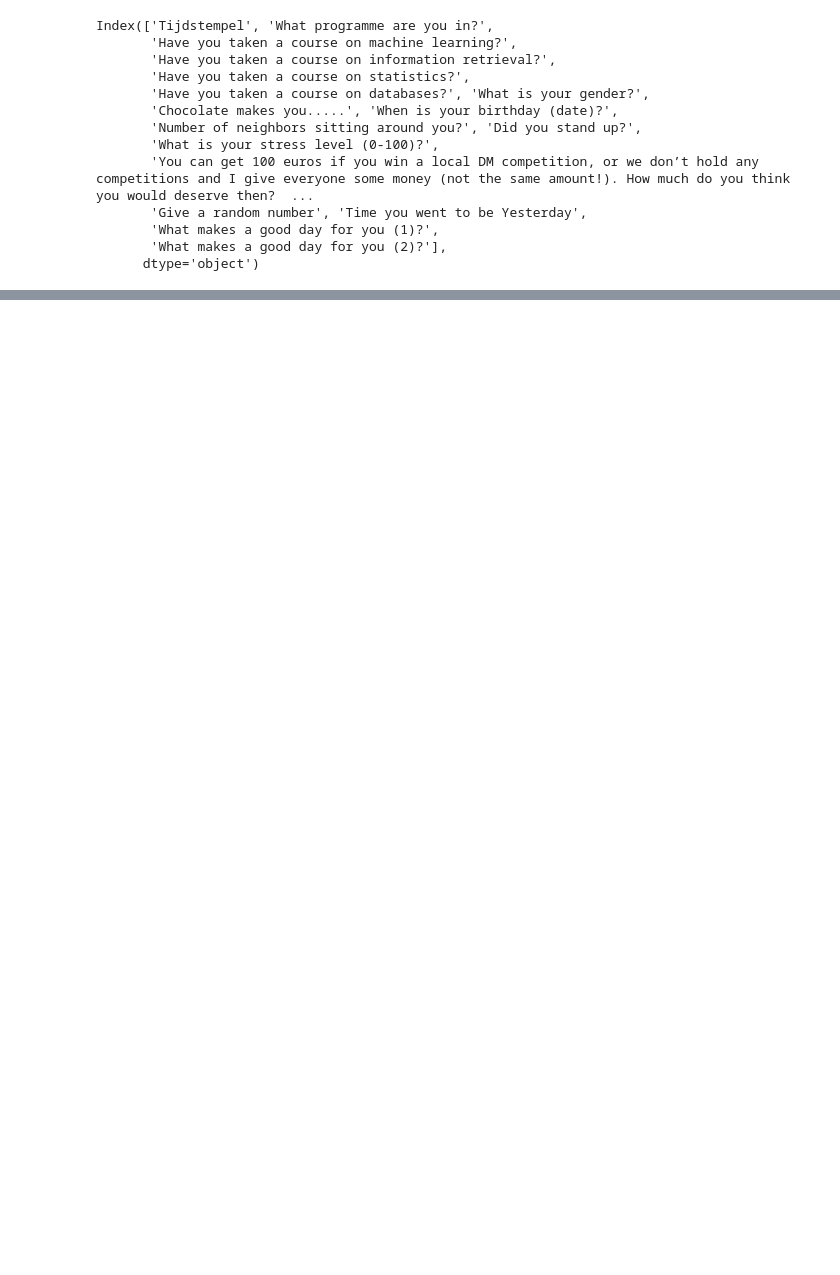
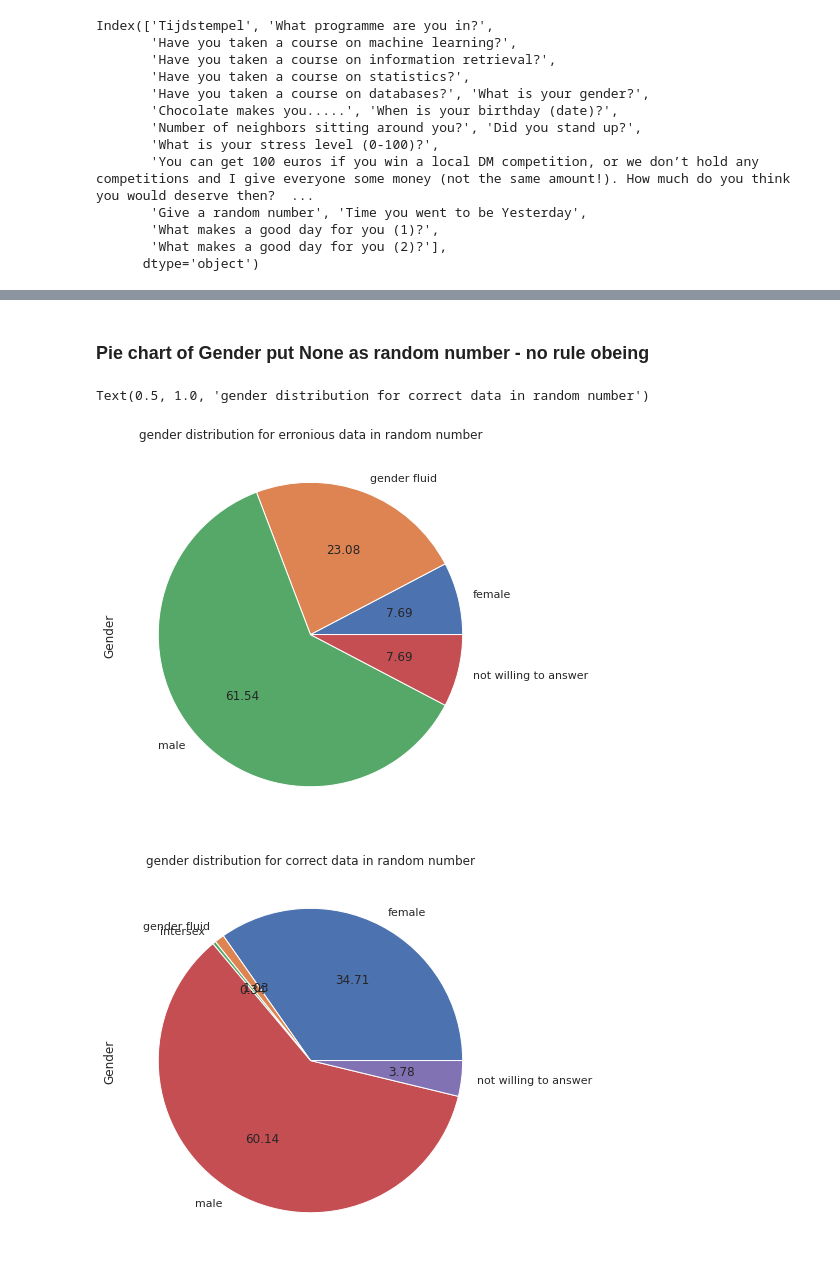
Before and after one commit to wolfbrr/DMT-2022-114, a Jupyter notebook: assignment-basic/assignment-basic.ipynb, the cells around one changed output, grey strips where cells are left out. Cells and saved outputs as stored; diff of their text form; code cells hidden in the pictures; blank space fills up the shorter version.

```diff
--- a/assignment-basic/assignment-basic.ipynb
+++ b/assignment-basic/assignment-basic.ipynb
@@ -95,0 +96,10 @@ Name: random_number, Length: 142, dtype: int64
+# %%
+def my_convert_to_number(x):
+    try:
+        return float(x)
+    except:
+        return None
+
+
+df_odi['random_number_'] = df_odi['random_number'].map(my_convert_to_number)
+display(df_odi[['Stress','random_number','Gender','Chocolate_influence','time_to_bed']].loc[df_odi['random_number_'].isna()])
@@ -95,0 +121,14 @@ Name: random_number, Length: 142, dtype: int64
+# %% [markdown]
+### Pie chart of Gender put None as random number - no rule obeing
+# %%
+plt.figure(1)
+df_odi[['Gender']].loc[df_odi['random_number_'] .isna()].groupby('Gender')['Gender'].count().plot.pie(autopct='%.2f',figsize=(7,7))
+plt.title('gender distribution for erronious data in random number')
+
+plt.figure(2)
+df_odi[['Gender']].loc[df_odi['random_number_'] .isna()==False].groupby('Gender')['Gender'].count().plot.pie(autopct='%.2f',figsize=(7,7))
+plt.title('gender distribution for correct data in random number')
+# %% [output]
+Text(0.5, 1.0, 'gender distribution for correct data in random number')
+[figure, added]
+[figure, added]
```
Also changed, not shown: parts of 19 cells of this notebook.
